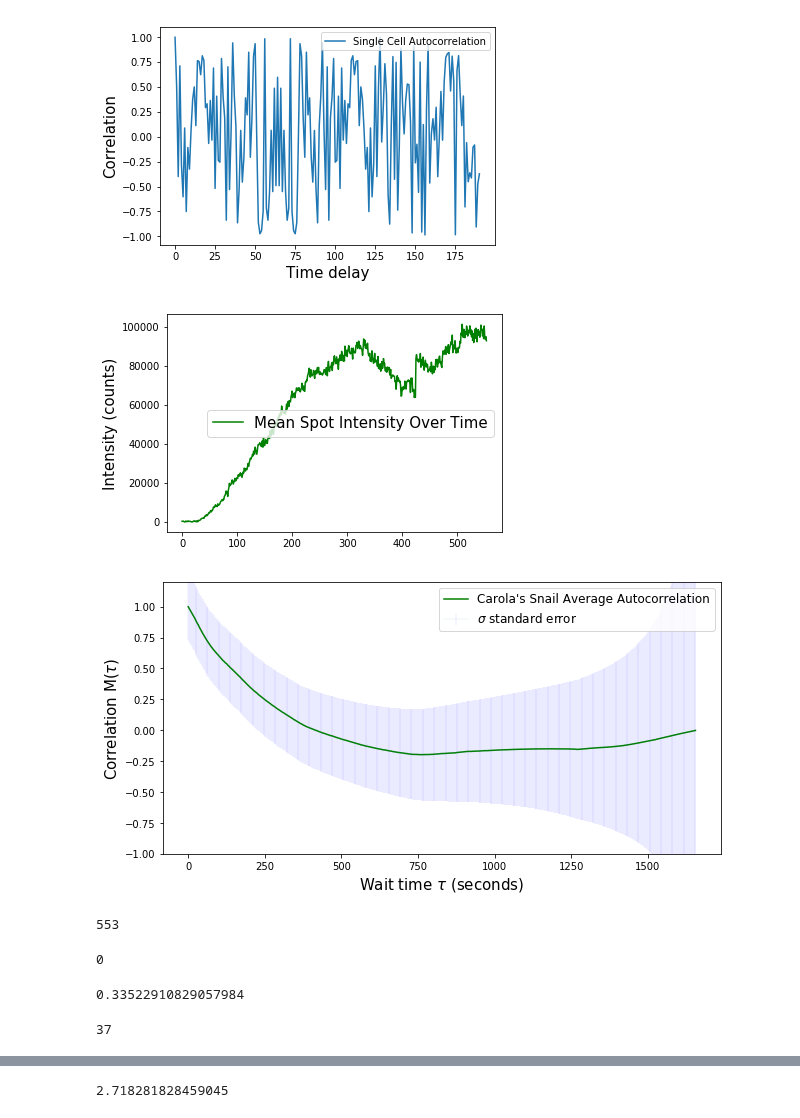
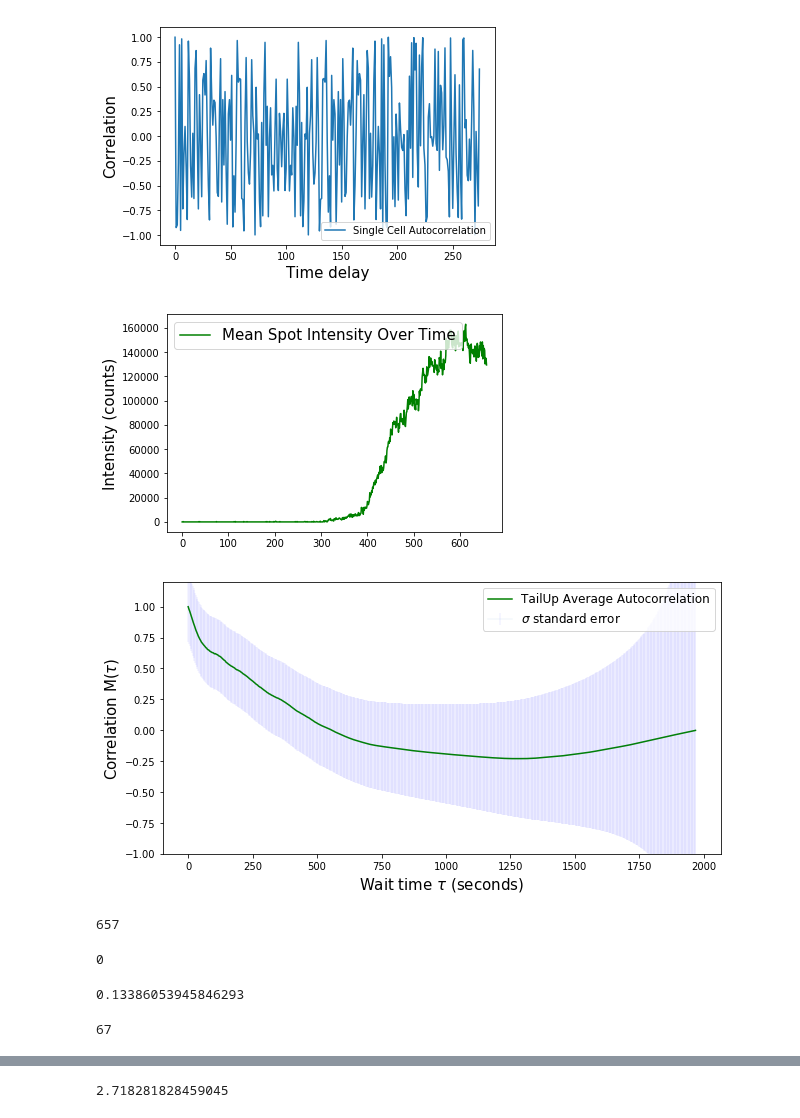
Before and after one commit to tlmakinen/bursting-IGMM, a Jupyter notebook: autocorrelation/carola-data-fitting.ipynb, the cells around one changed output, grey strips where cells are left out. Saved outputs shown, nothing was run; the diff lists cells and outputs as text; code cells hidden in the pictures.

```diff
--- a/autocorrelation/carola-data-fitting.ipynb
+++ b/autocorrelation/carola-data-fitting.ipynb
@@ -23,13 +23,13 @@ k_off = 0.0139
 duration = 615   # seconds
 num = 100           # number of traces in our simulated dataset
 
-loop_function = SnailPromoterMs2Loops().loop_function
+loop_function = tailUpMs2().loop_function
 # %%
 # simulated trace package
 tracePackage = tracePackageSimulation(num, k_on, k_off, duration, stepsize, loop_function, k_elong, tPol)
 # %%
 # Now let's read in Carola's data
-table = Table.read('carola-data/carola-control-trace-1.csv')
+table = Table.read('crispr-data/Tailup/C09_040218_Emb1-data.csv')
 # %%
 len(table)
 # %% [output]
@@ -54,17 +54,17 @@ plt.xlabel('Time delay', fontsize=15)
 plt.legend(loc='best')
 plt.show()
 # %% [output]
-[figure, old version]
+[figure, new version]
 # %%
 plt.plot(np.mean(datatracelist, axis=0), color='g', label='Mean Spot Intensity Over Time')
 plt.legend(loc='best', fontsize=15)
 plt.ylabel('Intensity (counts)', fontsize=15)
 plt.show()
 # %% [output]
-[figure, old version]
+[figure, new version]
 # %%
 # define start and stop indeces
-start_index = 180
+start_index = 550
 stop_index = -1
 # %%
 autopackage = tracePackageAutocorrelation(datatracelist, loop_function, start_index, stop_index)
@@ -73,21 +73,21 @@ t = np.arange(len(autopackage.tracelist[1][1:])) * stepsize
 # %%
 fig,ax = plt.subplots(1, 1, figsize=(10,5), sharex=True)
 autoav = autopackage.autoav
 autostd = autopackage.autostd
 avgflors = autopackage.avgflors
 
-ax.plot(t, autoav, color = 'g', label = "Carola's Snail Average Autocorrelation")
+ax.plot(t, autoav, color = 'g', label = "TailUp Average Autocorrelation")
 ax.errorbar(x=t, y=autoav, yerr=(autostd, autostd), ecolor='b', alpha=0.05, label = r'$\sigma$ standard error')
 ax.legend(loc='best', fontsize='large')
 ax.set_xlabel(r'Wait time $\tau$ (seconds)', fontsize=15)
 ax.set_ylabel(r'Correlation M($\tau$)', fontsize=15)
 ax.set_ylim(-1, 1.2)
 plt.show()
 
 print(len(autoav))
 # %% [output]
-[figure, old version]
+[figure, new version]
-553
+657
 # %%
 # fit for pon in a SIMPLE way
 def fitPon(autopackage, loop_function):
@@ -104,7 +104,7 @@ def fitPon(autopackage, loop_function):
 pon,pon_std = fitPon(autopackage, loop_function)
 print(pon)
 # %% [output]
-0.33522910829057984
+0.13386053945846293
 # %%
 def loopInterpolate(loop_function, k_elong, tPol):
     sizePol = k_elong * tPol
@@ -122,7 +122,7 @@ interploop = loopInterpolate(loop_function, k_elong, tPol)
 
 len(interploop)
 # %% [output]
-37
+67
 # %%
 plt.plot(interploop)
 # %% [output]
```
Also changed, not shown: parts of 11 cells of this notebook, 3 other files.
